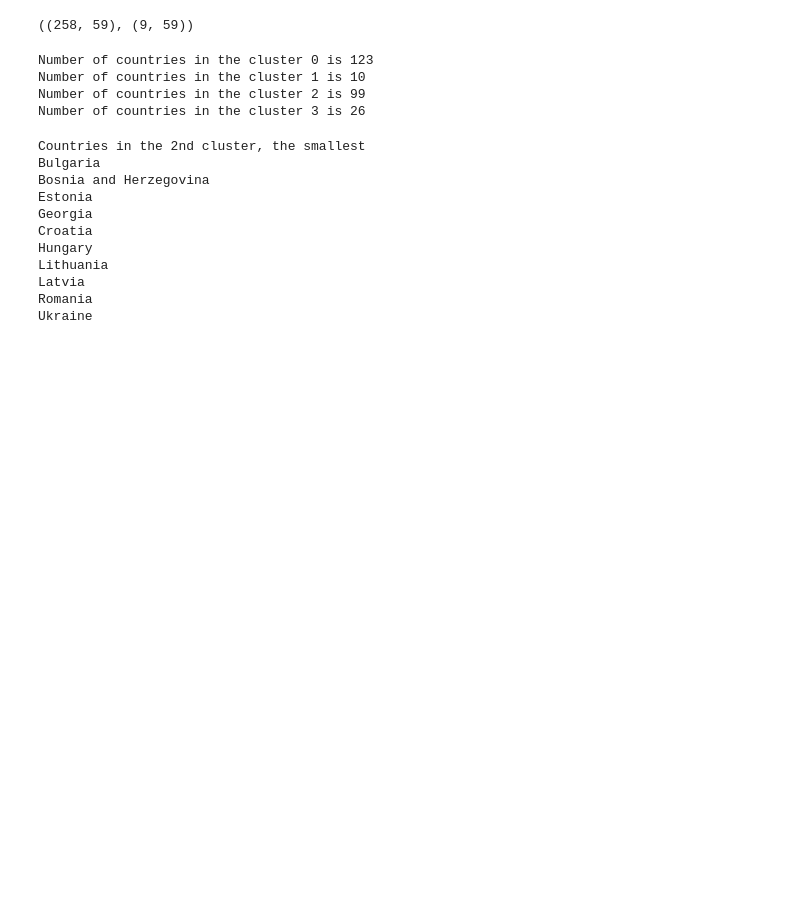
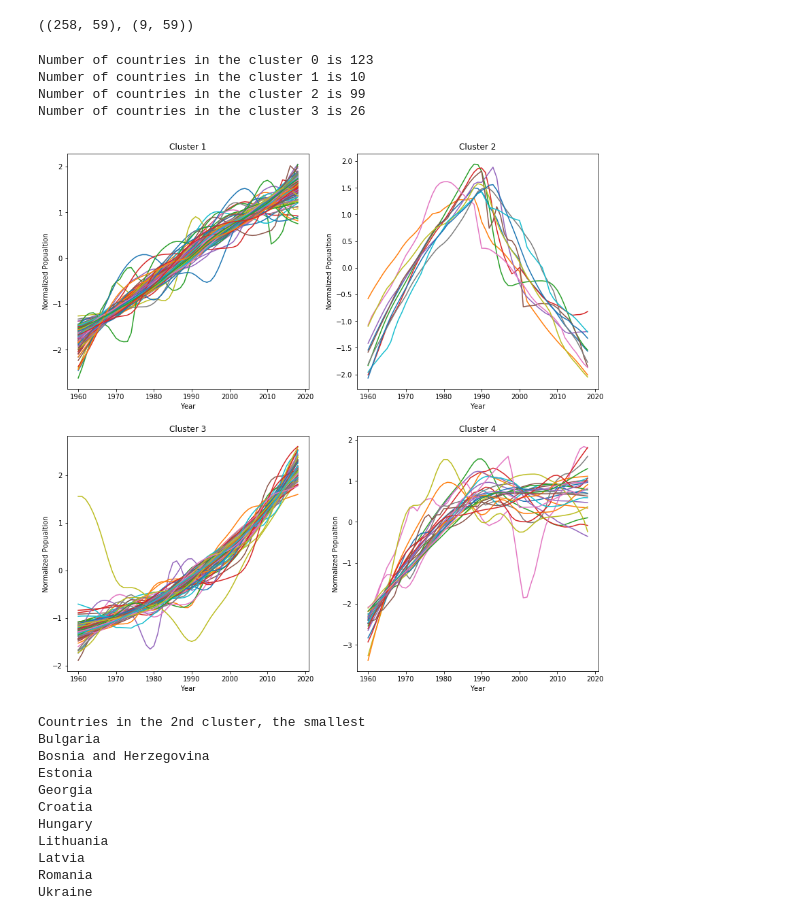
Before and after one commit to fedhere/DSPS_ejones, a Jupyter notebook: HW11/Elliott_Jones_time_series_clustering_lab.ipynb, the cells around one changed output. Drawn from its saved outputs; the diff is of its cells as text; code cells hidden in the pictures; blank space fills up the shorter version.

```diff
--- a/HW11/Elliott_Jones_time_series_clustering_lab.ipynb
+++ b/HW11/Elliott_Jones_time_series_clustering_lab.ipynb
@@ -231,6 +231,20 @@ Number of countries in the cluster 0 is 123
 Number of countries in the cluster 1 is 10
 Number of countries in the cluster 2 is 99
 Number of countries in the cluster 3 is 26
+# %%
+
+fig = pl.figure(figsize = (14, 14))
+for i in range(0,4):
+  pl.subplot(2, 2, i+1)
+  pl.plot(c[0][i])
+  pl.plot(X[c[1] == i].T);
+  pl.xlabel("Year")
+  pl.xticks(ticks=range(0, 70, 10),
+            labels=["%d"%yr for yr in range(1960, 2030, 10)])
+  pl.ylabel("Normalized Popualtion")
+  pl.title("Cluster {}".format(i + 1))
+# %% [output]
+[figure, added]
 # %%
 print("Countries in the 2nd cluster, the smallest")
 for i in range(0,10):
```
